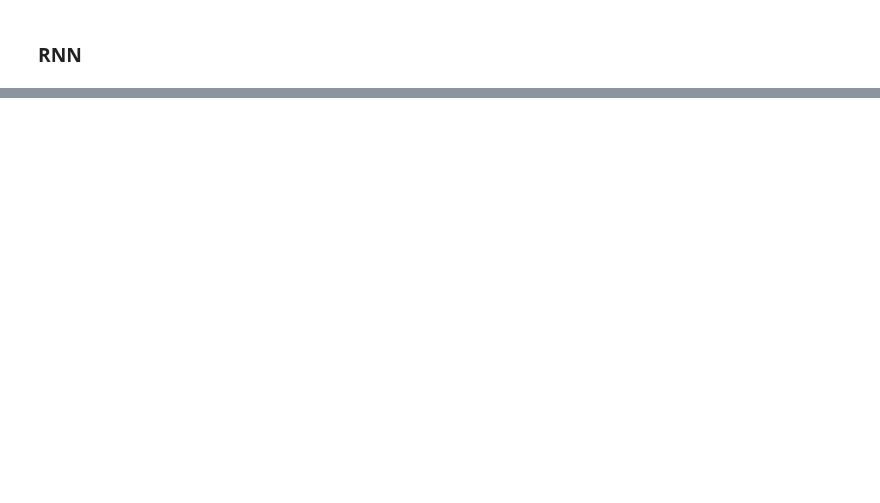
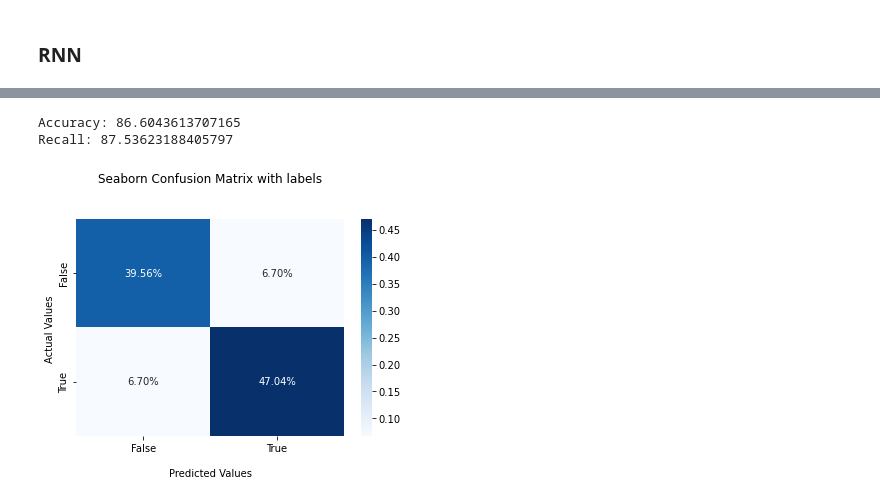
Before and after one commit to prathamagrawal/HeartBr, a Jupyter notebook: mlmodel.ipynb, the cells around one changed output, grey strips where cells are left out. Saved outputs shown, nothing was run; the diff lists cells and outputs as text; code cells hidden in the pictures; blank space fills up the shorter version.

Commit message:
added RNN model

```diff
--- a/mlmodel.ipynb
+++ b/mlmodel.ipynb
@@ -229,0 +243,8 @@ model.add()
+# %%
+y_train=np.array(y_train).reshape(-1)
+# %%
+model.fit(X_train, y_train,
+          batch_size=1,
+          epochs=30,
+          verbose='auto',
+          callbacks=None)
@@ -229,0 +270,17 @@ model.add()
+# %%
+pred_train = model.predict(X_train)
+pred_test = model.predict(X_test)
+pred_train = (pred_train > 0.5)
+pred_test = (pred_test > 0.5)
+
+print("")
+print('-------------------- Model Summary --------------------')
+model.summary()
+print("")
+print('---------- Evaluation on Training Data ----------')
+print("Recall: ", recall_score(y_train, pred_train))
+print("")
+
+print('---------- Evaluation on Test Data ----------')
+print("Recall: ", recall_score(y_test, pred_test))
+print("")
@@ -229,0 +305,19 @@ model.add()
+# %%
+conf_train=confusion_matrix(y_train,pred_train)
+print("Accuracy: "+str(accuracy_score(y_train,pred_train)*100))
+print("Recall: "+str(recall_score(y_train, pred_train)*100))
+ax = sns.heatmap(conf_train/np.sum(conf_train), annot=True,
+            fmt='.2%', cmap='Blues')
+
+ax.set_title('Seaborn Confusion Matrix with labels\n\n');
+ax.set_xlabel('\nPredicted Values')
+ax.set_ylabel('Actual Values ');
+
+ax.xaxis.set_ticklabels(['False','True'])
+ax.yaxis.set_ticklabels(['False','True'])
+
+plt.show()
+# %% [output]
+Accuracy: 86.6043613707165
+Recall: 87.53623188405797
+[figure, added]
```
Also changed, not shown: parts of 19 cells of this notebook.
